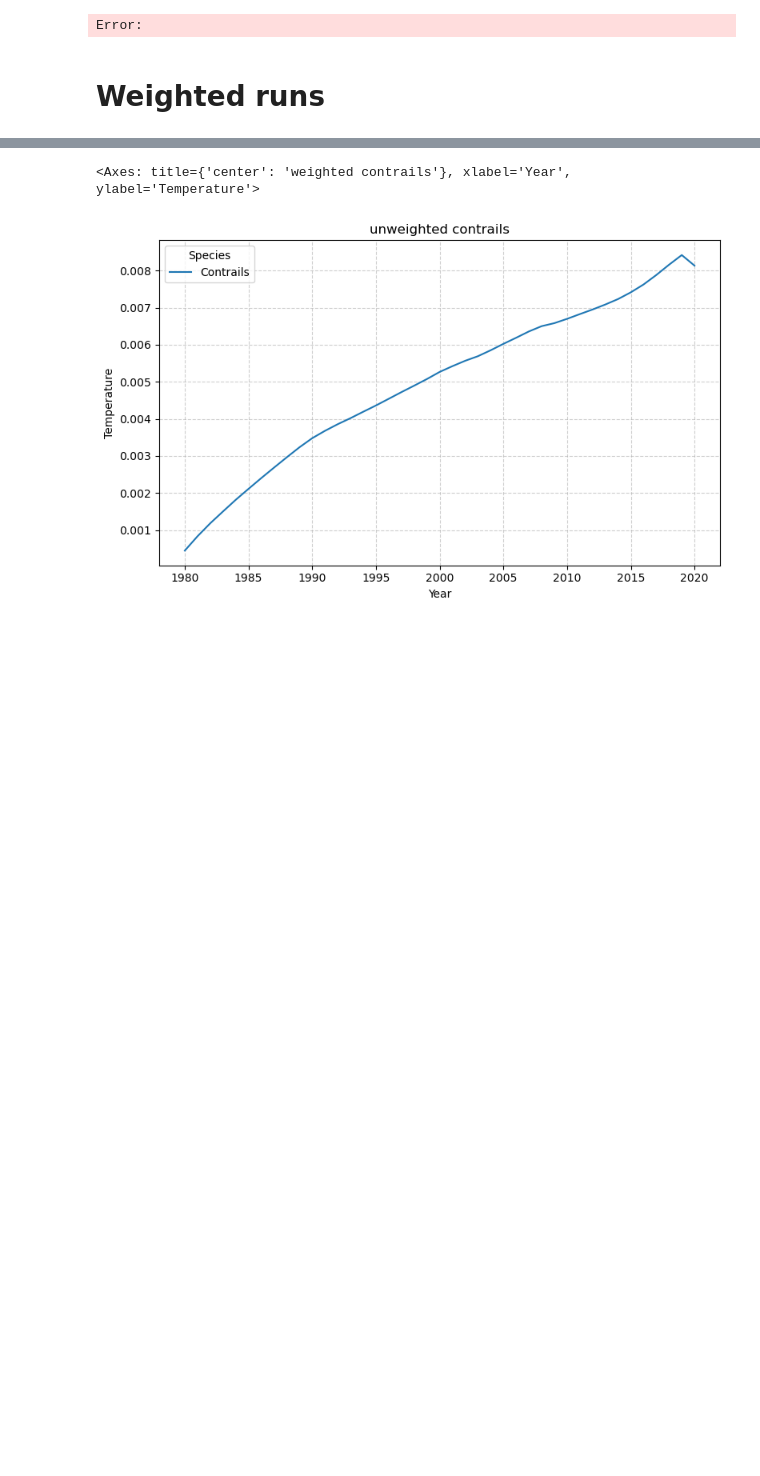
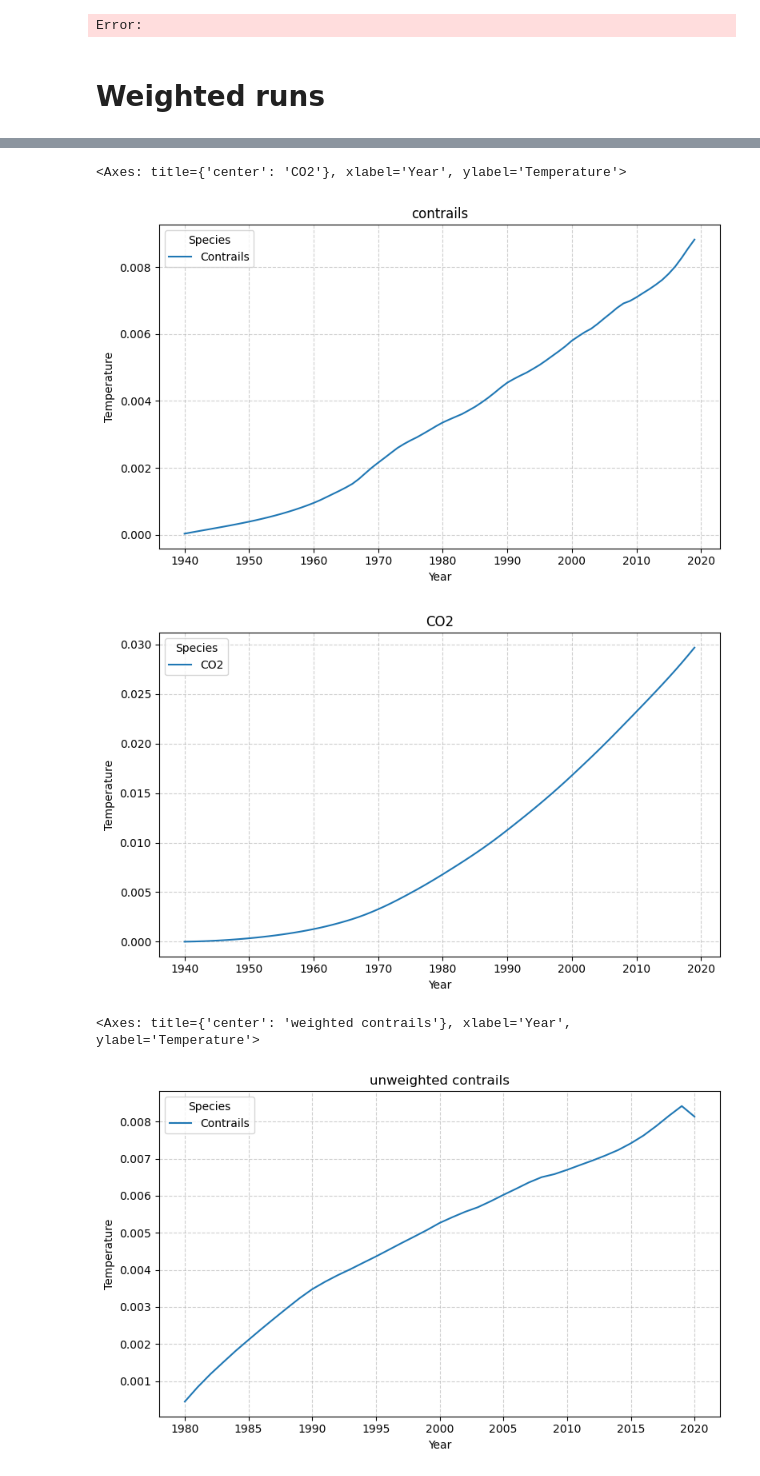
Before and after one commit to AeroMAPS/AeroCM, a Jupyter notebook: aerocm/climate_models/base_oac_run.ipynb, the cells around one changed output, grey strips where cells are left out. Cells and saved outputs as stored; diff of their text form; code cells hidden in the pictures; blank space fills up the shorter version.

```diff
--- a/aerocm/climate_models/base_oac_run.ipynb
+++ b/aerocm/climate_models/base_oac_run.ipynb
@@ -513,3 +406,10 @@ Amongst others, the climate impact of longer species lifetimes in the stratosphe
+# %%
+plot_simulation_results(results, data_var="temperature", species=["Contrails"],title = "contrails",stacked=False)
+plot_simulation_results(results, data_var="temperature", species=["CO2"],title = "CO2",stacked=False)
+# %% [output]
+<Axes: title={'center': 'CO2'}, xlabel='Year', ylabel='Temperature'>
+[figure, added]
+[figure, added]
 # %%
 results_cont_w = results_co2_373
 # %%
```
Also changed, not shown: parts of 18 cells of this notebook, 22 other files.
